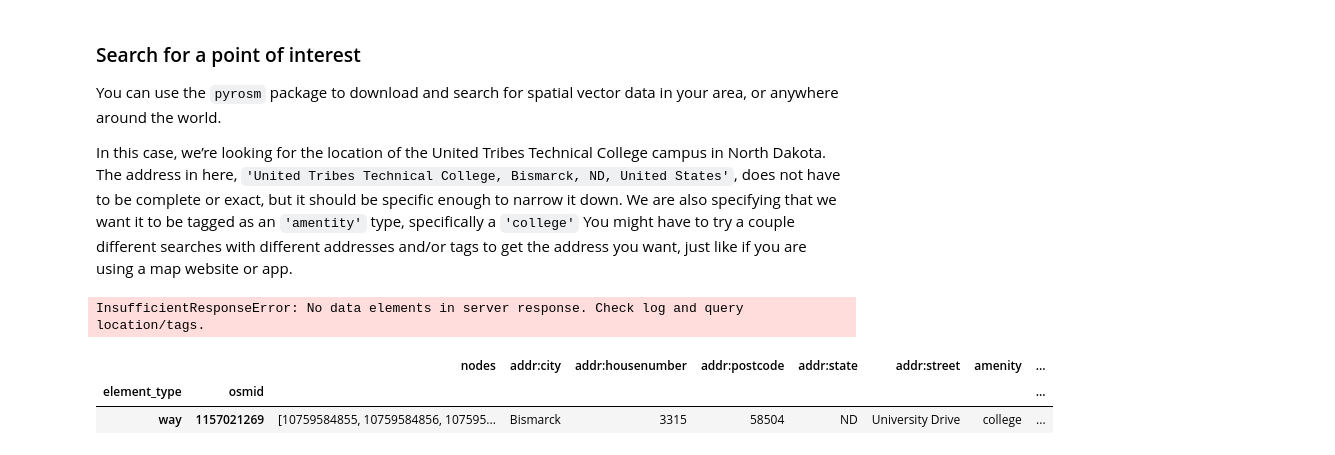
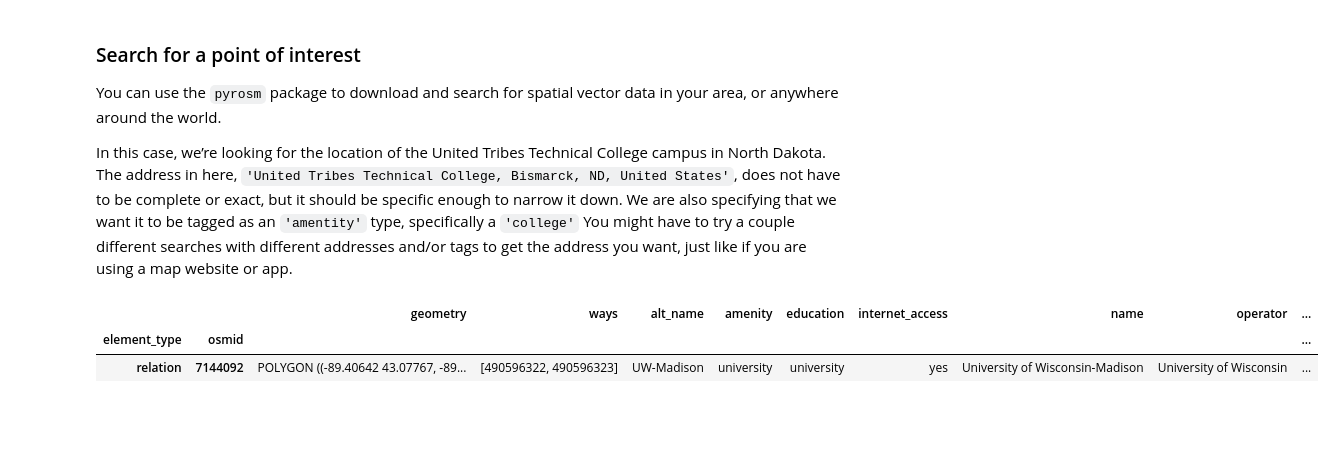
Before and after one commit to byandell-Tribal/first-map-template, a Jupyter notebook: first-map.ipynb, the cells around one changed output. Drawn from its saved outputs; the diff is of its cells as text; code cells hidden in the pictures; blank space fills up the shorter version.

```diff
--- a/first-map.ipynb
+++ b/first-map.ipynb
@@ -45,21 +49,13 @@ narrow it down. We are also specifying that we want it to be tagged as an
 couple different searches with different addresses and/or tags to get
 the address you want, just like if you are using a map website or app.
 # %%
-olc_gdf = osm.features_from_place(
-    'Kyle, SD, United States',
-    {'amenity': ['college']})
+osm_gdf = osm.features_from_place(
+    'UW-Madison',
+    {'amenity': ['university']})
 
-olc_gdf
+osm_gdf
 # %% [output]
-InsufficientResponseError: No data elements in server response. Check log and query location/tags.
+|  |  | geometry | ways | alt_name | amenity | education | internet_access | name | operator | ... |
+| element_type | osmid |  |  |  |  |  |  |  |  | ... |
+| relation | 7144092 | POLYGON ((-89.40642 43.07767, -89... | [490596322, 490596323] | UW-Madison | university | university | yes | University of Wisconsin-Madison | University of Wisconsin | ... |
-# %%
-# Search for United Tribes Technical College
-uttc_gdf = osm.features_from_address(
-    'United Tribes Technical College, Bismarck, ND, United States',
-    {'amenity': ['college']})
-uttc_gdf
-# %% [output]
-|  |  | nodes | addr:city | addr:housenumber | addr:postcode | addr:state | addr:street | amenity | ... |
-| element_type | osmid |  |  |  |  |  |  |  | ... |
-| way | 1157021269 | [10759584855, 10759584856, 107595... | Bismarck | 3315 | 58504 | ND | University Drive | college | ... |
 # %%
```
Also changed, not shown: parts of 4 cells of this notebook, 1 other file.
